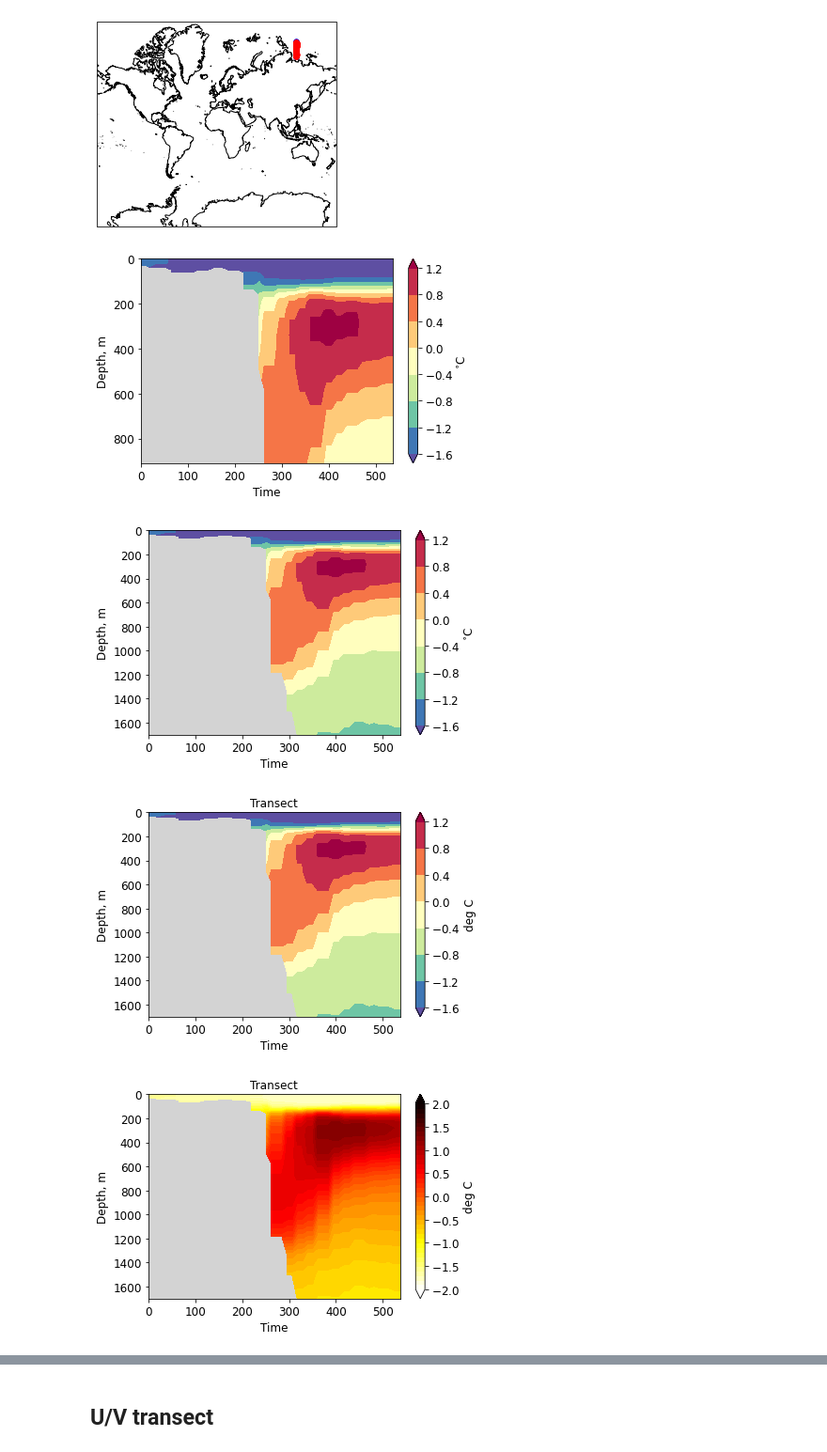
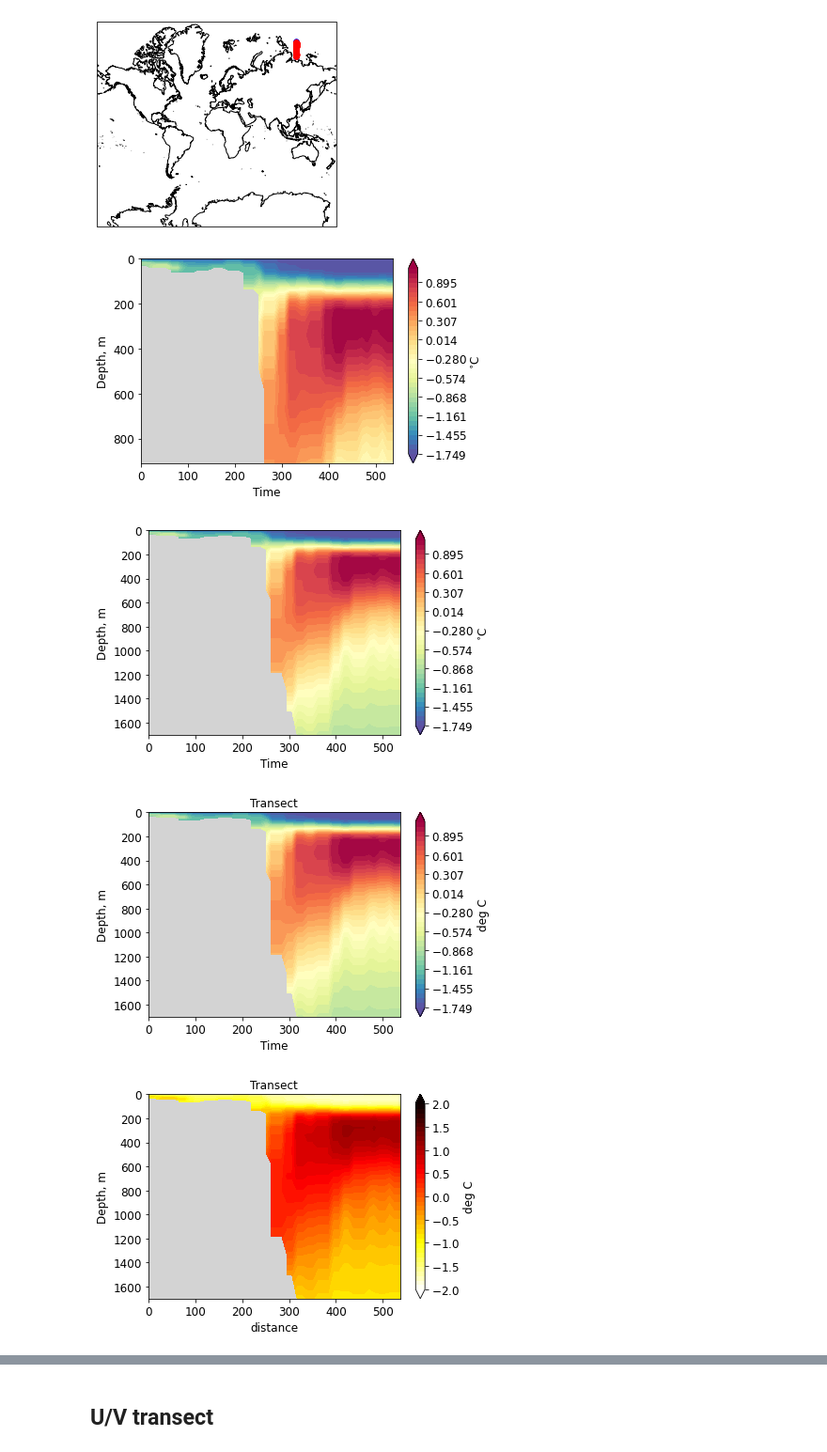
Before and after one commit to FESOM/pyfesom2, a Jupyter notebook: notebooks/pyfesom2_overview.ipynb, the cells around one changed output, grey strips where cells are left out. Shown at 94% size. Drawn from its saved outputs; the diff is of its cells as text; code cells hidden in the pictures.

```diff
--- a/notebooks/pyfesom2_overview.ipynb
+++ b/notebooks/pyfesom2_overview.ipynb
@@ -73,7 +74,6 @@ import numpy as np
 import matplotlib.pylab as plt
 import matplotlib.cm as cm
 # %%
-mesh = pf.load_mesh('/Users/nkolduno/PYTHON/DATA/LCORE_MESH/',
-                    abg=[50, 15, -90])
-datapath = "/Users/nkolduno/PYTHON/DATA/LCORE/"
+mesh = pf.load_mesh('/Users/nkolduno/PYTHON/DATA/core2/')
+datapath = "/Users/nkolduno/PYTHON/DATA/LCORE2/"
 # %% [output]
@@ -295,14 +304,14 @@ dist, transect_data = pf.get_transect(temp,
     lonlat)
 pf.plot_xyz(mesh, transect_data, dist)
 # %% [output]
-[figure, old version]
+[figure, new version]
 # %%
 # dist, transect_data = pf.get_transect(temp,
 #     mesh,
 #     lonlat)
 pf.plot_xyz(mesh, transect_data, dist, maxdepth=2000)
 # %% [output]
-[figure, old version]
+[figure, new version]
 # %%
 # dist, transect_data = pf.get_transect(temp,
 #     mesh,
@@ -314,22 +323,23 @@ pf.plot_xyz(mesh,
             label="deg C",
             title="Transect")
 # %% [output]
-[figure, old version]
+[figure, new version]
 # %%
 # dist, transect_data = pf.get_transect(temp,
 #     mesh,
 #     lonlat)
 pf.plot_xyz(mesh,
             transect_data,
             dist,
             maxdepth=2000,
             label="deg C",
             title="Transect",
             levels=np.linspace(-2,2, 41),
-            cmap=cm.hot_r
+            cmap=cm.hot_r,
+            xlabel='distance'
            )
 # %% [output]
-[figure, old version]
+[figure, new version]
 # %%
 pf.plot_xyz(mesh,
     [transect_data, transect_data],
```
Also changed, not shown: parts of 28 cells of this notebook, 2 other files.
